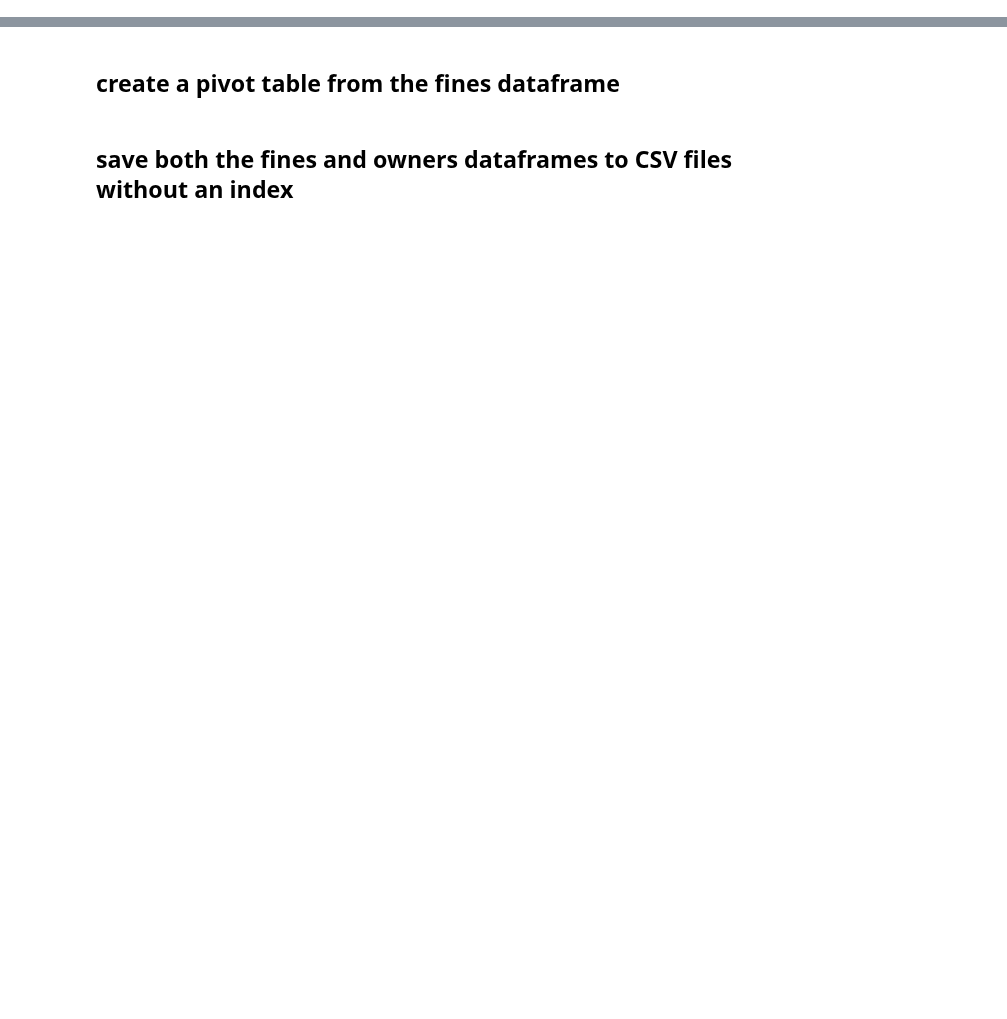
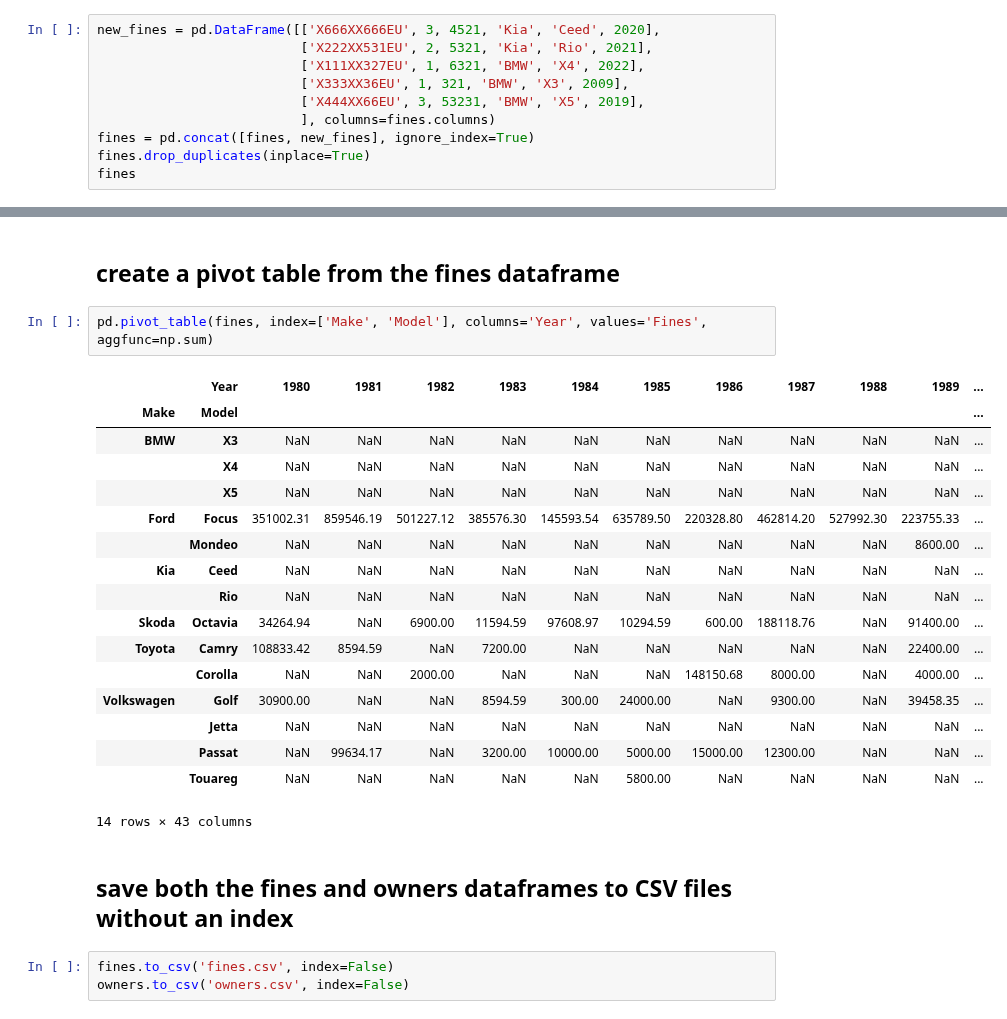
Before and after one commit to aperop/ds, a Jupyter notebook: day05/ex04/enrichment.ipynb, the cells around one changed output, grey strips where cells are left out. Saved outputs shown, nothing was run; the diff lists cells and outputs as text; blank space fills up the shorter version.

```diff
--- a/day05/ex04/enrichment.ipynb
+++ b/day05/ex04/enrichment.ipynb
@@ -237,0 +245,10 @@ owners
+# %%
+new_fines = pd.DataFrame([['X666XX666EU', 3, 4521, 'Kia', 'Ceed', 2020],
+                          ['X222XX531EU', 2, 5321, 'Kia', 'Rio', 2021],
+                          ['X111XX327EU', 1, 6321, 'BMW', 'X4', 2022],
+                          ['X333XX36EU', 1, 321, 'BMW', 'X3', 2009],
+                          ['X444XX66EU', 3, 53231, 'BMW', 'X5', 2019],
+                          ], columns=fines.columns)
+fines = pd.concat([fines, new_fines], ignore_index=True)
+fines.drop_duplicates(inplace=True)
+fines
@@ -238,4 +340,27 @@ owners
 # %% [markdown]
 ## create a pivot table from the fines dataframe
+# %%
+pd.pivot_table(fines, index=['Make', 'Model'], columns='Year', values='Fines', aggfunc=np.sum)
+# %% [output]
+|  | Year | 1980 | 1981 | 1982 | 1983 | 1984 | 1985 | 1986 | 1987 | 1988 | 1989 | ... |
+| Make | Model |  |  |  |  |  |  |  |  |  |  | ... |
+| BMW | X3 | NaN | NaN | NaN | NaN | NaN | NaN | NaN | NaN | NaN | NaN | ... |
+|  | X4 | NaN | NaN | NaN | NaN | NaN | NaN | NaN | NaN | NaN | NaN | ... |
+|  | X5 | NaN | NaN | NaN | NaN | NaN | NaN | NaN | NaN | NaN | NaN | ... |
+| Ford | Focus | 351002.31 | 859546.19 | 501227.12 | 385576.30 | 145593.54 | 635789.50 | 220328.80 | 462814.20 | 527992.30 | 223755.33 | ... |
+|  | Mondeo | NaN | NaN | NaN | NaN | NaN | NaN | NaN | NaN | NaN | 8600.00 | ... |
+| Kia | Ceed | NaN | NaN | NaN | NaN | NaN | NaN | NaN | NaN | NaN | NaN | ... |
+|  | Rio | NaN | NaN | NaN | NaN | NaN | NaN | NaN | NaN | NaN | NaN | ... |
+| Skoda | Octavia | 34264.94 | NaN | 6900.00 | 11594.59 | 97608.97 | 10294.59 | 600.00 | 188118.76 | NaN | 91400.00 | ... |
+| Toyota | Camry | 108833.42 | 8594.59 | NaN | 7200.00 | NaN | NaN | NaN | NaN | NaN | 22400.00 | ... |
+|  | Corolla | NaN | NaN | 2000.00 | NaN | NaN | NaN | 148150.68 | 8000.00 | NaN | 4000.00 | ... |
+| Volkswagen | Golf | 30900.00 | NaN | NaN | 8594.59 | 300.00 | 24000.00 | NaN | 9300.00 | NaN | 39458.35 | ... |
+|  | Jetta | NaN | NaN | NaN | NaN | NaN | NaN | NaN | NaN | NaN | NaN | ... |
+|  | Passat | NaN | 99634.17 | NaN | 3200.00 | 10000.00 | 5000.00 | 15000.00 | 12300.00 | NaN | NaN | ... |
+|  | Touareg | NaN | NaN | NaN | NaN | NaN | 5800.00 | NaN | NaN | NaN | NaN | ... |
+14 rows × 43 columns
 # %% [markdown]
 ## save both the fines and owners dataframes to CSV files without an index
+# %%
+fines.to_csv('fines.csv', index=False)
+owners.to_csv('owners.csv', index=False)
```
Also changed, not shown: parts of 13 cells of this notebook.
